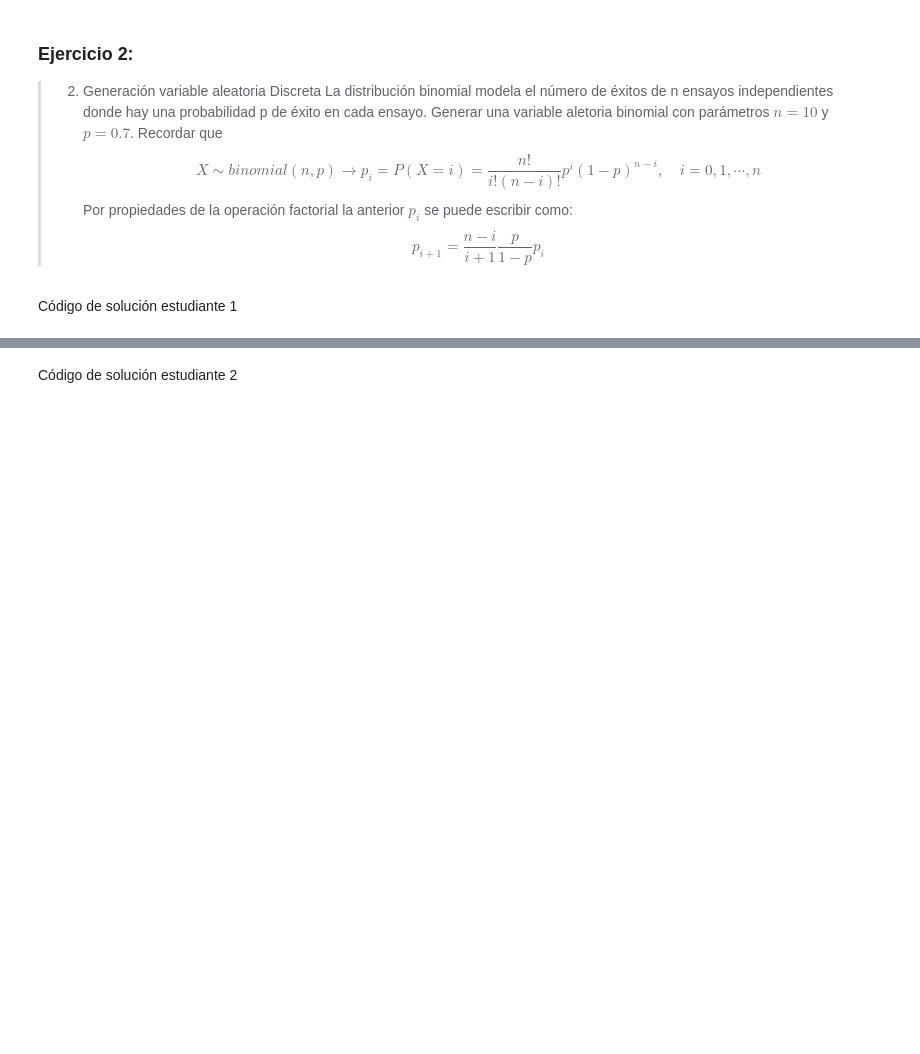
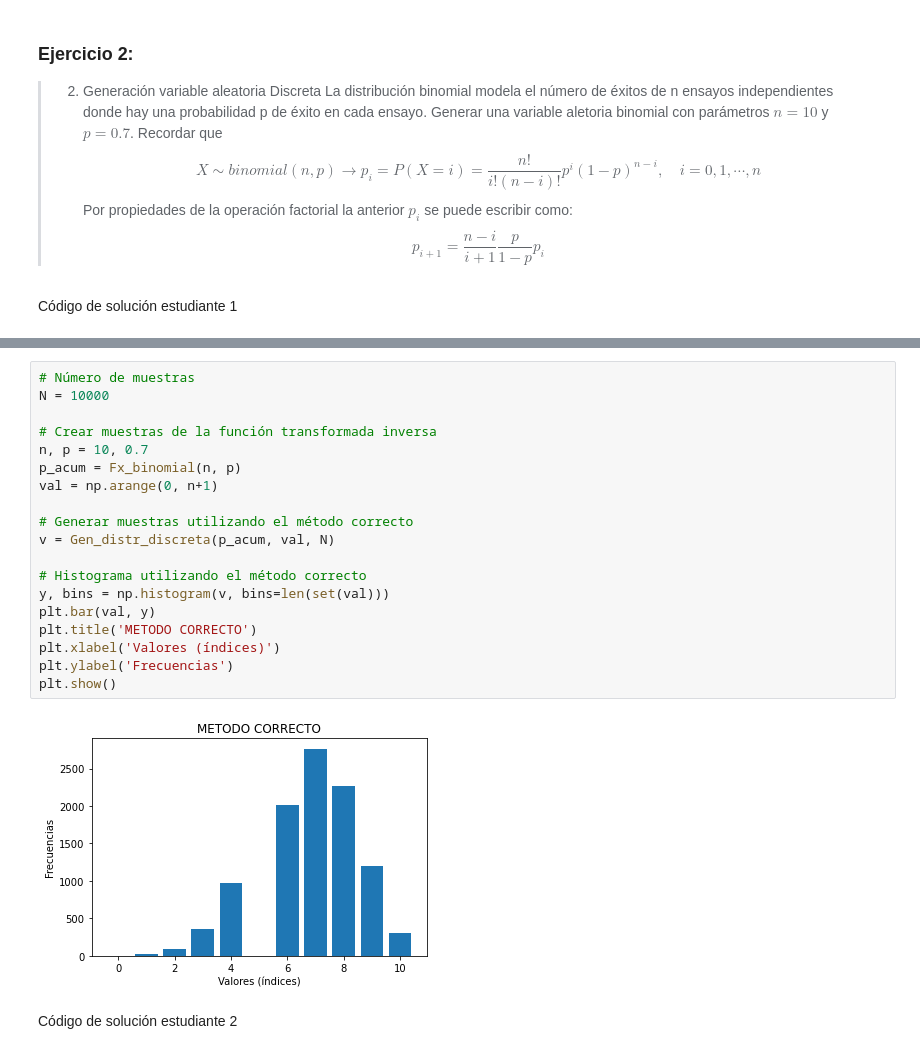
Before and after one commit to EmilianoMena/ProyectoConjunto_EMena_DCastro, a Jupyter notebook: Plantilla_Tareas.ipynb, the cells around one changed output, grey strips where cells are left out. Saved outputs shown, nothing was run; the diff lists cells and outputs as text; blank space fills up the shorter version.

```diff
--- a/Plantilla_Tareas.ipynb
+++ b/Plantilla_Tareas.ipynb
@@ -67,3 +152,24 @@ Código de solución estudiante 1
+# %%
+# Número de muestras
+N = 10000
+
+# Crear muestras de la función transformada inversa
+n, p = 10, 0.7
+p_acum = Fx_binomial(n, p)
+val = np.arange(0, n+1)
+
+# Generar muestras utilizando el método correcto
+v = Gen_distr_discreta(p_acum, val, N)
+
+# Histograma utilizando el método correcto
+y, bins = np.histogram(v, bins=len(set(val)))
+plt.bar(val, y)
+plt.title('METODO CORRECTO')
+plt.xlabel('Valores (índices)')
+plt.ylabel('Frecuencias')
+plt.show()
+# %% [output]
+[figure, added]
 # %% [markdown]
 Código de solución estudiante 2
 # %%
```
Also changed, not shown: parts of 11 cells of this notebook.
